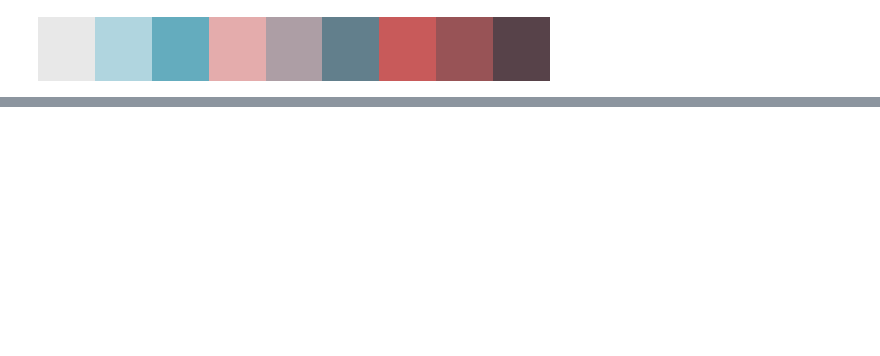
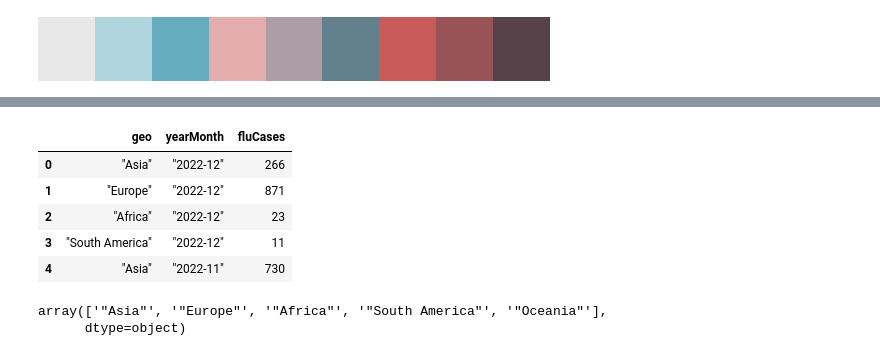
Before and after one commit to cghss-data-lab/uga-pipp, a Jupyter notebook: query_figures/viz_071923.ipynb, the cells around one changed output, grey strips where cells are left out. Saved outputs shown, nothing was run; the diff lists cells and outputs as text; code cells hidden in the pictures; blank space fills up the shorter version.

```diff
--- a/query_figures/viz_071923.ipynb
+++ b/query_figures/viz_071923.ipynb
@@ -2374,0 +2381,7 @@ plt.show()
+# %%
+# Plot the number of cases normalized by population, over time
+# Cases on y-axis
+# Year on x-axis
+
+reg= pd.read_csv("data/continental_cases_human.csv")
+pop = pd.read_csv("data/WPP2022_Demographic_Indicators_Medium.csv")
@@ -2374,0 +2395,14 @@ plt.show()
+# %%
+reg['geo']=reg['geo'].apply(remove_first_and_last_chars)
+# %% [output]
+|  | geo | yearMonth | fluCases |
+| 0 | "Asia" | "2022-12" | 266 |
+| 1 | "Europe" | "2022-12" | 871 |
+| 2 | "Africa" | "2022-12" | 23 |
+| 3 | "South America" | "2022-12" | 11 |
+| 4 | "Asia" | "2022-11" | 730 |
+# %%
+reg["geo"].unique()
+# %% [output]
+array(['"Asia"', '"Europe"', '"Africa"', '"South America"', '"Oceania"'],
+      dtype=object)
```
Also changed, not shown: parts of 15 cells of this notebook, 6 other files.
